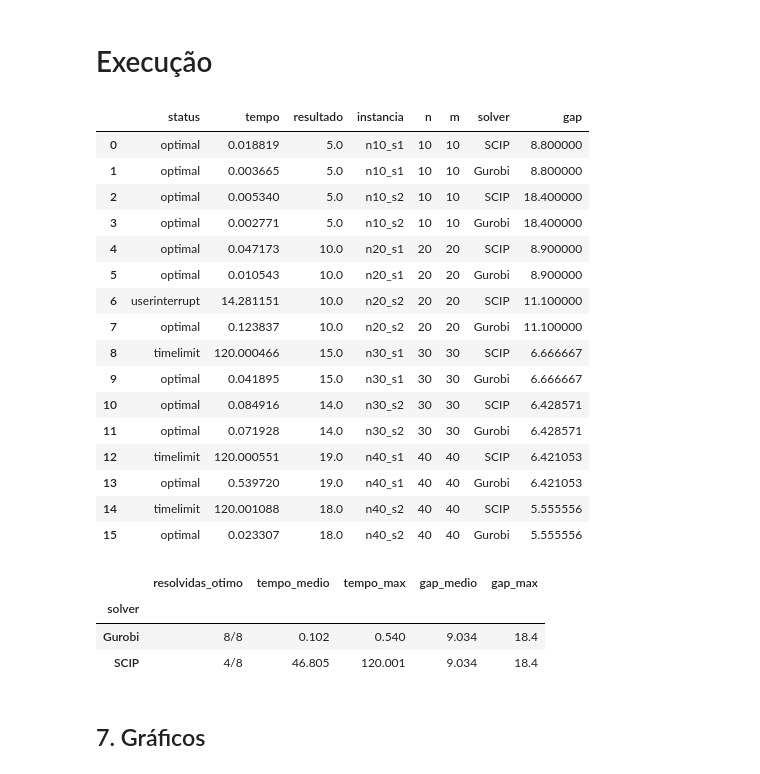
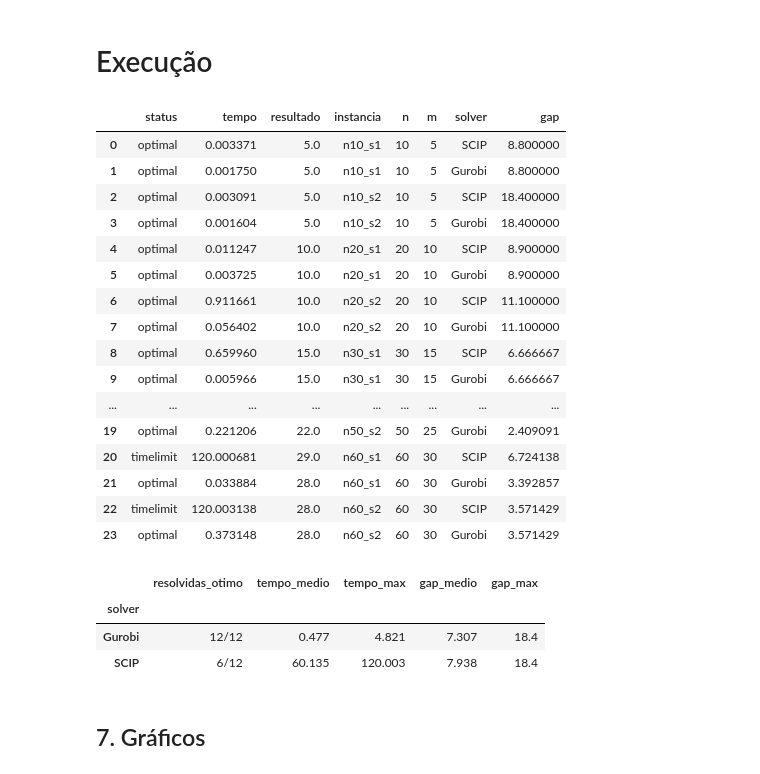
Before and after one commit to liestrela/binpacking-progmat, a Jupyter notebook: SolucaoSolvers.ipynb, the cells around one changed output. Drawn from its saved outputs; the diff is of its cells as text; code cells hidden in the pictures.

```diff
--- a/SolucaoSolvers.ipynb
+++ b/SolucaoSolvers.ipynb
@@ -86,7 +86,7 @@ def rodar(instancias, tempo_limite):
     linhas = []
     for nome, (p, C) in instancias.items():
         n = len(p)
-        m = n
+        m = int(n / 2)
 
         # Resolvendo com relaxação linear (como se o problema fosse linear e não inteiro) através do gurobi pois é mais rápido
         relaxacao = resolver_gurobi(p, C, m, tempo_limite, relaxamento=True)["resultado"]
@@ -108,33 +108,33 @@ def rodar(instancias, tempo_limite):
 # Execução
 # %%
 #setup
-tamanho = [10, 20, 30, 40] # número de itens
-seed = [1, 2] # instâncias por tamanho
+tamanho = [10, 20, 30, 40, 50, 60] # número de itens
+seed = [1, 2] # seed aleatória
 qtd = 100
 tempo_limite = 120 # limite de tempo pois o SCIP demora muito em casos maiores
 
 instancias = {f"n{n}_s{s}": gerar_instancia(n, qtd, seed=s) for n in tamanho for s in seed}
 df = rodar(instancias, tempo_limite)
 
 df
 # %% [output]
 |  | status | tempo | resultado | instancia | n | m | solver | gap |
-| 0 | optimal | 0.018819 | 5.0 | n10_s1 | 10 | 10 | SCIP | 8.800000 |
-| 1 | optimal | 0.003665 | 5.0 | n10_s1 | 10 | 10 | Gurobi | 8.800000 |
-| 2 | optimal | 0.005340 | 5.0 | n10_s2 | 10 | 10 | SCIP | 18.400000 |
-| 3 | optimal | 0.002771 | 5.0 | n10_s2 | 10 | 10 | Gurobi | 18.400000 |
-| 4 | optimal | 0.047173 | 10.0 | n20_s1 | 20 | 20 | SCIP | 8.900000 |
-| 5 | optimal | 0.010543 | 10.0 | n20_s1 | 20 | 20 | Gurobi | 8.900000 |
-| 6 | userinterrupt | 14.281151 | 10.0 | n20_s2 | 20 | 20 | SCIP | 11.100000 |
-| 7 | optimal | 0.123837 | 10.0 | n20_s2 | 20 | 20 | Gurobi | 11.100000 |
-| 8 | timelimit | 120.000466 | 15.0 | n30_s1 | 30 | 30 | SCIP | 6.666667 |
-| 9 | optimal | 0.041895 | 15.0 | n30_s1 | 30 | 30 | Gurobi | 6.666667 |
-| 10 | optimal | 0.084916 | 14.0 | n30_s2 | 30 | 30 | SCIP | 6.428571 |
-| 11 | optimal | 0.071928 | 14.0 | n30_s2 | 30 | 30 | Gurobi | 6.428571 |
-| 12 | timelimit | 120.000551 | 19.0 | n40_s1 | 40 | 40 | SCIP | 6.421053 |
-| 13 | optimal | 0.539720 | 19.0 | n40_s1 | 40 | 40 | Gurobi | 6.421053 |
-| 14 | timelimit | 120.001088 | 18.0 | n40_s2 | 40 | 40 | SCIP | 5.555556 |
-| 15 | optimal | 0.023307 | 18.0 | n40_s2 | 40 | 40 | Gurobi | 5.555556 |
+| 0 | optimal | 0.003371 | 5.0 | n10_s1 | 10 | 5 | SCIP | 8.800000 |
+| 1 | optimal | 0.001750 | 5.0 | n10_s1 | 10 | 5 | Gurobi | 8.800000 |
+| 2 | optimal | 0.003091 | 5.0 | n10_s2 | 10 | 5 | SCIP | 18.400000 |
+| 3 | optimal | 0.001604 | 5.0 | n10_s2 | 10 | 5 | Gurobi | 18.400000 |
+| 4 | optimal | 0.011247 | 10.0 | n20_s1 | 20 | 10 | SCIP | 8.900000 |
+| 5 | optimal | 0.003725 | 10.0 | n20_s1 | 20 | 10 | Gurobi | 8.900000 |
+| 6 | optimal | 0.911661 | 10.0 | n20_s2 | 20 | 10 | SCIP | 11.100000 |
+| 7 | optimal | 0.056402 | 10.0 | n20_s2 | 20 | 10 | Gurobi | 11.100000 |
+| 8 | optimal | 0.659960 | 15.0 | n30_s1 | 30 | 15 | SCIP | 6.666667 |
+| 9 | optimal | 0.005966 | 15.0 | n30_s1 | 30 | 15 | Gurobi | 6.666667 |
+| ... | ... | ... | ... | ... | ... | ... | ... | ... |
+| 19 | optimal | 0.221206 | 22.0 | n50_s2 | 50 | 25 | Gurobi | 2.409091 |
+| 20 | timelimit | 120.000681 | 29.0 | n60_s1 | 60 | 30 | SCIP | 6.724138 |
+| 21 | optimal | 0.033884 | 28.0 | n60_s1 | 60 | 30 | Gurobi | 3.392857 |
+| 22 | timelimit | 120.003138 | 28.0 | n60_s2 | 60 | 30 | SCIP | 3.571429 |
+| 23 | optimal | 0.373148 | 28.0 | n60_s2 | 60 | 30 | Gurobi | 3.571429 |
 # %%
 resumo = df.groupby("solver").agg(
     resolvidas_otimo=("status", lambda s: f"{(s == 'optimal').sum()}/{len(s)}"),
@@ -148,8 +148,8 @@ display(resumo)
 # %% [output]
 |  | resolvidas_otimo | tempo_medio | tempo_max | gap_medio | gap_max |
 | solver |  |  |  |  |  |
-| Gurobi | 8/8 | 0.102 | 0.540 | 9.034 | 18.4 |
-| SCIP | 4/8 | 46.805 | 120.001 | 9.034 | 18.4 |
+| Gurobi | 12/12 | 0.477 | 4.821 | 7.307 | 18.4 |
+| SCIP | 6/12 | 60.135 | 120.003 | 7.938 | 18.4 |
 # %% [markdown]
 ## 7. Gráficos
 # %%
```
Also changed, not shown: parts of 1 cell of this notebook.
